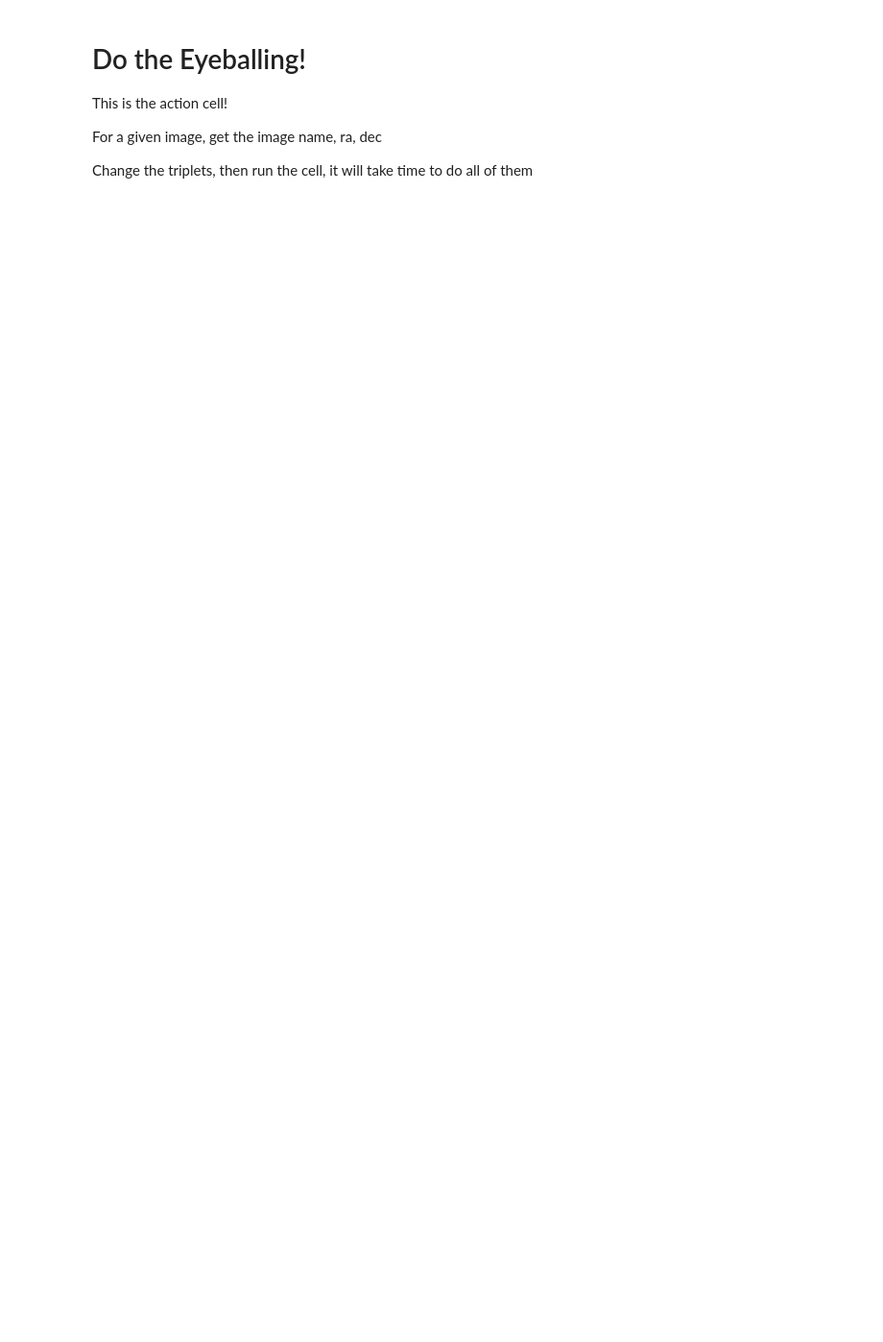
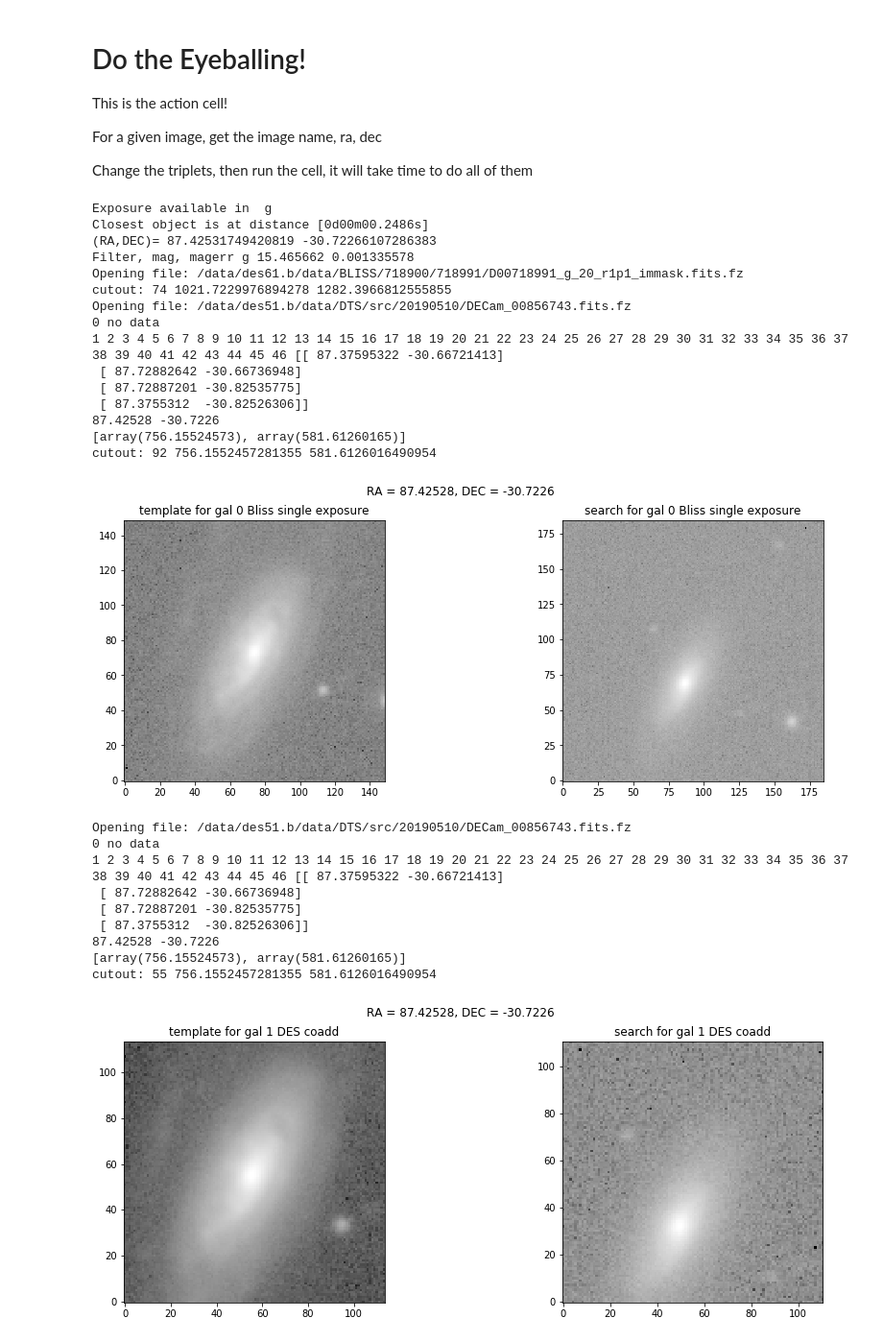
Before and after one commit to SSantosLab/EyeOfSauron, a Jupyter notebook: image_comparison_script.ipynb, the cells around one changed output. Shown: that part at 96% size. Drawn from its saved outputs; the diff is of its cells as text; code cells hidden in the pictures; blank space fills up the shorter version.

```diff
--- a/image_comparison_script.ipynb
+++ b/image_comparison_script.ipynb
@@ -45,7 +45,7 @@ import support
 # given a ra,dec of a search image,
 # return the list of gals and thumbs
 #
-def get_list_of_gals_and_cutouts(ra,dec, path_to_cutouts="/data/des70.a/data/annis/s190510/") :
+def get_list_of_gals_and_cutouts(ra,dec, path_to_cutouts="/data/des70.a/data/annis/s190510/", verbose=False) :
     file = glob.glob(path_to_cutouts + "matched*csv")
     dc_ra, dc_dec = np.genfromtxt(file[0],unpack=True,usecols=(0,1),delimiter=",", skip_header=1)
     thumb = np.genfromtxt(file[0],unpack=True,usecols=(3),delimiter=",",skip_header=1,dtype="str")
@@ -55,7 +55,8 @@ def get_list_of_gals_and_cutouts(ra,dec, path_to_cutouts="/data/des70.a/data/ann
     ix = distance < 1.2
     gals_ra, gals_dec = dc_ra[ix], dc_dec[ix]
     for i in range(gals_ra.size):
-        print "{} {:10.5f} {:10.5f} \t {}".format(i, gals_ra[i], gals_dec[i], thumb[ix][i])
+        if verbose:
+            print "{} {:10.5f} {:10.5f} \t {}".format(i, gals_ra[i], gals_dec[i], thumb[ix][i])
     return gals_ra, gals_dec, thumb[ix]
 
 #
@@ -190,25 +248,69 @@ image name, ra, dec
 Change the triplets,
 then run the cell, it will take time to do all of them
 # %%
+image_ra, image_dec = 87.42528, -30.7226
+image_name = "DECam_00856743.fits.fz"
+gra,gdec,thumbs = get_list_of_gals_and_cutouts(image_ra, image_dec)
 
-image_ra, image_dec = 88.76485,-33.14772
-image_name = DECam_00856652.fits.fz
-gra,gdec,thumbs = get_list_of_gals_and_cutouts(image_ra, image_dec)
+#gra,gdec = np.ones(2)*image_ra, np.ones(2)*image_dec
+#thumbs[0] = 'DESJ054942.1-304321.4'
+#thumbs[1] = 'DESJ054942.1-304321.4'
+
 
 pixscal=.27
 for i in range(gra.size) :
     fig,axs=plt.subplots(1,2,figsize=(15,5))
     axs=axs.ravel()
     fig.suptitle('RA = '+str(round(gra[i],6))+', DEC = '+str(round(gdec[i],6)))
-    template = get_des_cutout_image(thumbs[i])
-    #search = find_BLISS_image(gra[i],gdec[i],15/0.27)
-    search = find_search_image(image_name,gra[i],gdec[i],15/0.27))
+
+    match_cutout = 15
+    go_big = 25
+    if i == 1 :
+        template = get_des_cutout_image(thumbs[i])
+        label = "DES coadd"
+        size = match_cutout/0.27
+
+    if i == 0:
+        template = find_BLISS_image(gra[i],gdec[i],size)
+        label = "Bliss single exposure"
+        size = go_big/0.27
+    search = find_search_image(image_name,gra[i],gdec[i],size)
+    #print search
+    #if search == -1 or search == []: continue
+
 
     axs[0].imshow(np.log10(template-np.amin(template)+1),origin='lower',cmap='gray')
-    axs[0].set_title('template for gal {}'.format(i))
+    axs[0].set_title('template for gal {} {}'.format(i, label))
     axs[1].imshow(np.log10(search-np.amin(search)+1),origin='lower',cmap='gray')
-    axs[1].set_title('search for gal {}'.format(i))
+    axs[1].set_title('search for gal {} {}'.format(i,label))
     plt.show()
+# %% [output]
+Exposure available in  g
+Closest object is at distance [0d00m00.2486s]
+(RA,DEC)= 87.42531749420819 -30.72266107286383
+Filter, mag, magerr g 15.465662 0.001335578
+Opening file: /data/des61.b/data/BLISS/718900/718991/D00718991_g_20_r1p1_immask.fits.fz
+cutout: 74 1021.7229976894278 1282.3966812555855
+Opening file: /data/des51.b/data/DTS/src/20190510/DECam_00856743.fits.fz
+0 no data
+1 2 3 4 5 6 7 8 9 10 11 12 13 14 15 16 17 18 19 20 21 22 23 24 25 26 27 28 29 30 31 32 33 34 35 36 37 38 39 40 41 42 43 44 45 46 [[ 87.37595322 -30.66721413]
+ [ 87.72882642 -30.66736948]
+ [ 87.72887201 -30.82535775]
+ [ 87.3755312  -30.82526306]]
+87.42528 -30.7226
+[array(756.15524573), array(581.61260165)]
+cutout: 92 756.1552457281355 581.6126016490954
+[figure, added]
+Opening file: /data/des51.b/data/DTS/src/20190510/DECam_00856743.fits.fz
+0 no data
+1 2 3 4 5 6 7 8 9 10 11 12 13 14 15 16 17 18 19 20 21 22 23 24 25 26 27 28 29 30 31 32 33 34 35 36 37 38 39 40 41 42 43 44 45 46 [[ 87.37595322 -30.66721413]
+ [ 87.72882642 -30.66736948]
+ [ 87.72887201 -30.82535775]
+ [ 87.3755312  -30.82526306]]
+87.42528 -30.7226
+[array(756.15524573), array(581.61260165)]
+cutout: 55 756.1552457281355 581.6126016490954
+[figure, added]
 # %%
 
 # save new cutout to new folder
```
Also changed, not shown: parts of 1 cell of this notebook.
